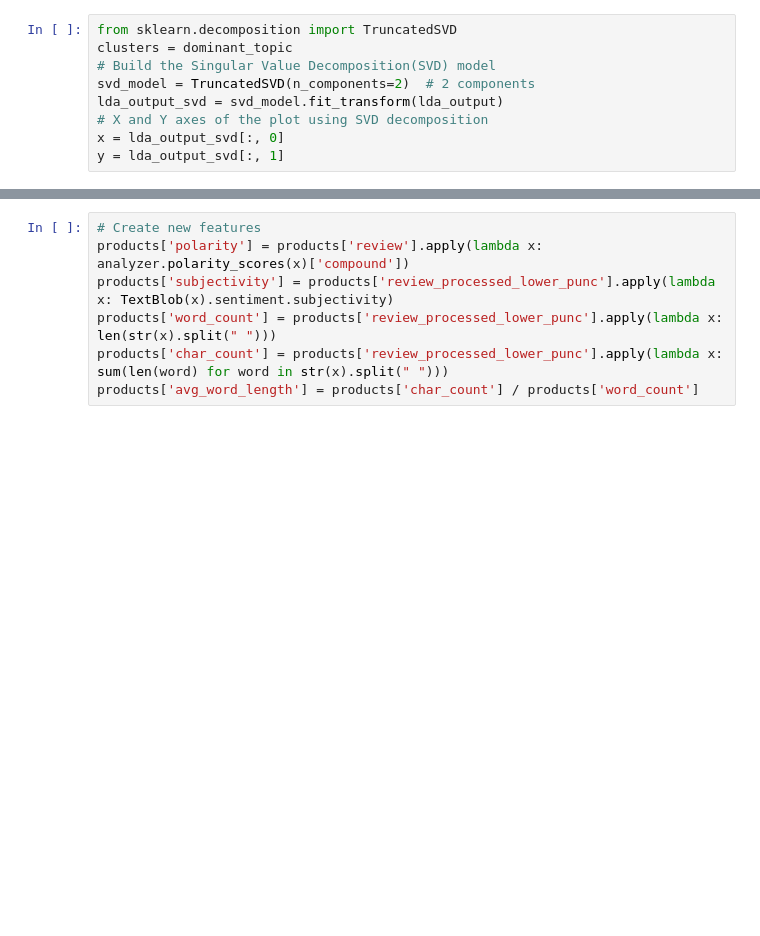
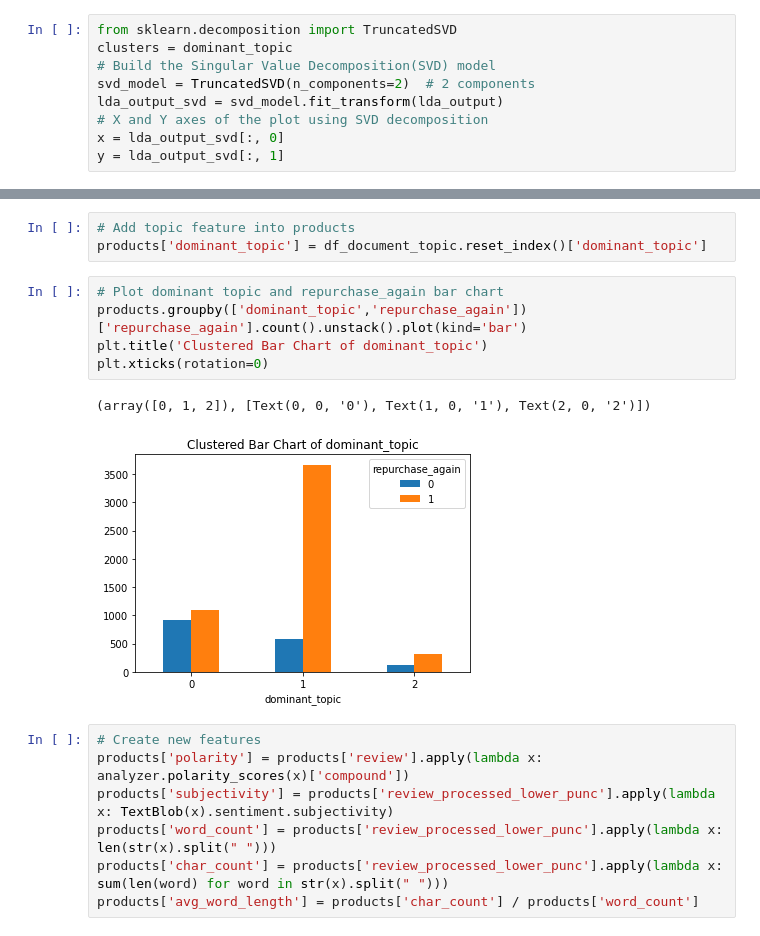
Before and after one commit to kohmin/makeupreviews, a Jupyter notebook: Data Exploration & Preprocessing.ipynb, the cells around one changed output, grey strips where cells are left out. Drawn from its saved outputs; the diff is of its cells as text; blank space fills up the shorter version.

```diff
--- a/Data Exploration & Preprocessing.ipynb
+++ b/Data Exploration & Preprocessing.ipynb
@@ -1072,3 +1070,14 @@ plot_top_words(lda, words, n_top_words, 'Topics in LDA model')
+# %%
+# Add topic feature into products
+products['dominant_topic'] = df_document_topic.reset_index()['dominant_topic']
+# %%
+# Plot dominant topic and repurchase_again bar chart
+products.groupby(['dominant_topic','repurchase_again'])['repurchase_again'].count().unstack().plot(kind='bar')
+plt.title('Clustered Bar Chart of dominant_topic')
+plt.xticks(rotation=0)
+# %% [output]
+(array([0, 1, 2]), [Text(0, 0, '0'), Text(1, 0, '1'), Text(2, 0, '2')])
+[figure, added]
 # %%
 # Create new features
 products['polarity'] = products['review'].apply(lambda x: analyzer.polarity_scores(x)['compound'])
```
Also changed, not shown: parts of 47 cells of this notebook, 1 other file.
